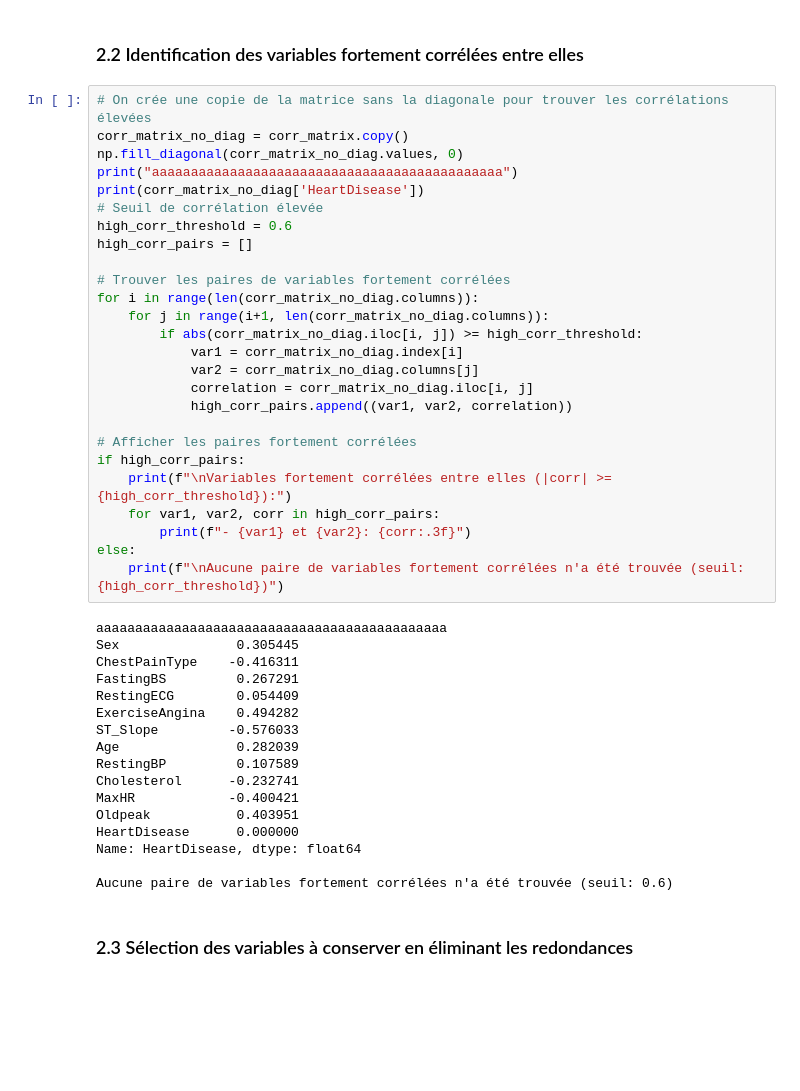
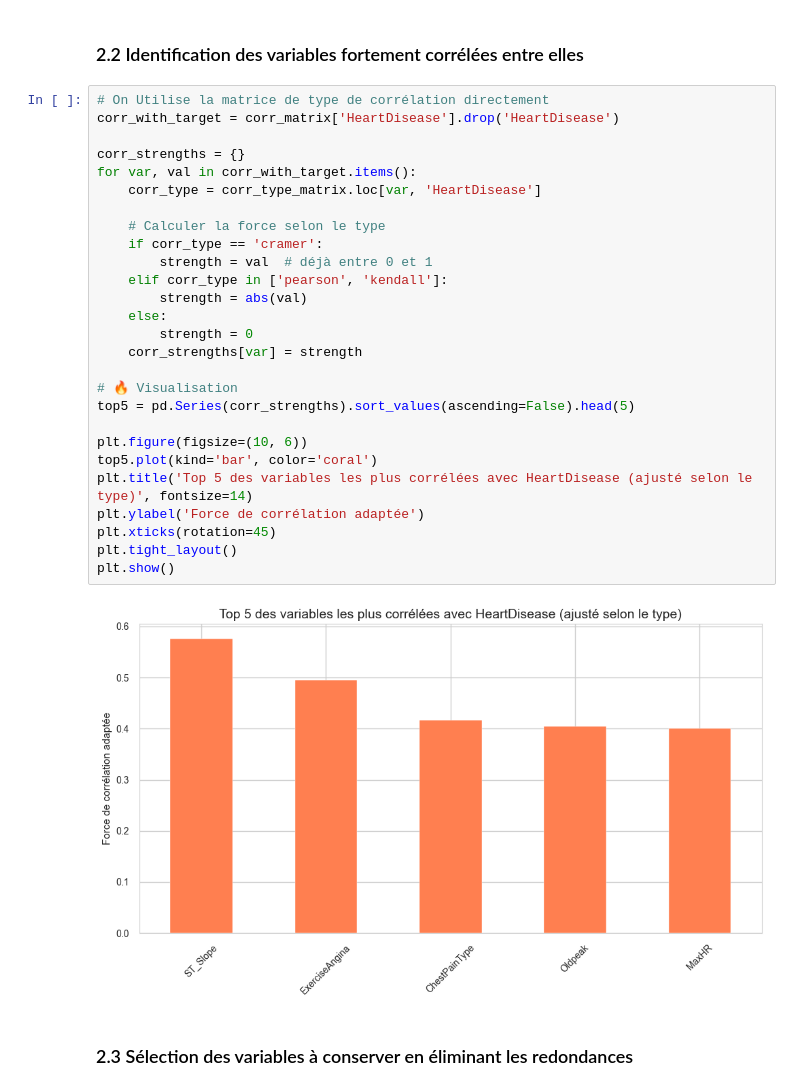
Before and after one commit to aymenemzz/scientificProject, a Jupyter notebook: DataCleaning.ipynb, the cells around one changed output. Saved outputs shown, nothing was run; the diff lists cells and outputs as text; blank space fills up the shorter version.

```diff
--- a/DataCleaning.ipynb
+++ b/DataCleaning.ipynb
@@ -290,48 +303,34 @@ Name: HeartDisease, dtype: float64
 # %% [markdown]
 ### 2.2 Identification des variables fortement corrélées entre elles
 # %%
-# On crée une copie de la matrice sans la diagonale pour trouver les corrélations élevées
-corr_matrix_no_diag = corr_matrix.copy()
-np.fill_diagonal(corr_matrix_no_diag.values, 0)
-print("aaaaaaaaaaaaaaaaaaaaaaaaaaaaaaaaaaaaaaaaaaaaa")
-print(corr_matrix_no_diag['HeartDisease'])
-# Seuil de corrélation élevée
-high_corr_threshold = 0.6
-high_corr_pairs = []
+# On Utilise la matrice de type de corrélation directement
+corr_with_target = corr_matrix['HeartDisease'].drop('HeartDisease')
 
-# Trouver les paires de variables fortement corrélées
-for i in range(len(corr_matrix_no_diag.columns)):
-    for j in range(i+1, len(corr_matrix_no_diag.columns)):
-        if abs(corr_matrix_no_diag.iloc[i, j]) >= high_corr_threshold:
-            var1 = corr_matrix_no_diag.index[i]
-            var2 = corr_matrix_no_diag.columns[j]
-            correlation = corr_matrix_no_diag.iloc[i, j]
-            high_corr_pairs.append((var1, var2, correlation))
+corr_strengths = {}
+for var, val in corr_with_target.items():
+    corr_type = corr_type_matrix.loc[var, 'HeartDisease']
 
-# Afficher les paires fortement corrélées
-if high_corr_pairs:
-    print(f"\nVariables fortement corrélées entre elles (|corr| >= {high_corr_threshold}):")
-    for var1, var2, corr in high_corr_pairs:
-        print(f"- {var1} et {var2}: {corr:.3f}")
-else:
-    print(f"\nAucune paire de variables fortement corrélées n'a été trouvée (seuil: {high_corr_threshold})")
+    # Calculer la force selon le type
+    if corr_type == 'cramer':
+        strength = val  # déjà entre 0 et 1
+    elif corr_type in ['pearson', 'kendall']:
+        strength = abs(val)
+    else:
+        strength = 0
+    corr_strengths[var] = strength
+
+# 🔥 Visualisation
+top5 = pd.Series(corr_strengths).sort_values(ascending=False).head(5)
+
+plt.figure(figsize=(10, 6))
+top5.plot(kind='bar', color='coral')
+plt.title('Top 5 des variables les plus corrélées avec HeartDisease (ajusté selon le type)', fontsize=14)
+plt.ylabel('Force de corrélation adaptée')
+plt.xticks(rotation=45)
+plt.tight_layout()
+plt.show()
 # %% [output]
-aaaaaaaaaaaaaaaaaaaaaaaaaaaaaaaaaaaaaaaaaaaaa
-Sex               0.305445
-ChestPainType    -0.416311
-FastingBS         0.267291
-RestingECG        0.054409
-ExerciseAngina    0.494282
-ST_Slope         -0.576033
-Age               0.282039
-RestingBP         0.107589
-Cholesterol      -0.232741
-MaxHR            -0.400421
-Oldpeak           0.403951
-HeartDisease      0.000000
-Name: HeartDisease, dtype: float64
-
-Aucune paire de variables fortement corrélées n'a été trouvée (seuil: 0.6)
+[figure, added]
 # %% [markdown]
 ### 2.3 Sélection des variables à conserver en éliminant les redondances
 # %%
```
Also changed, not shown: parts of 17 cells of this notebook.
